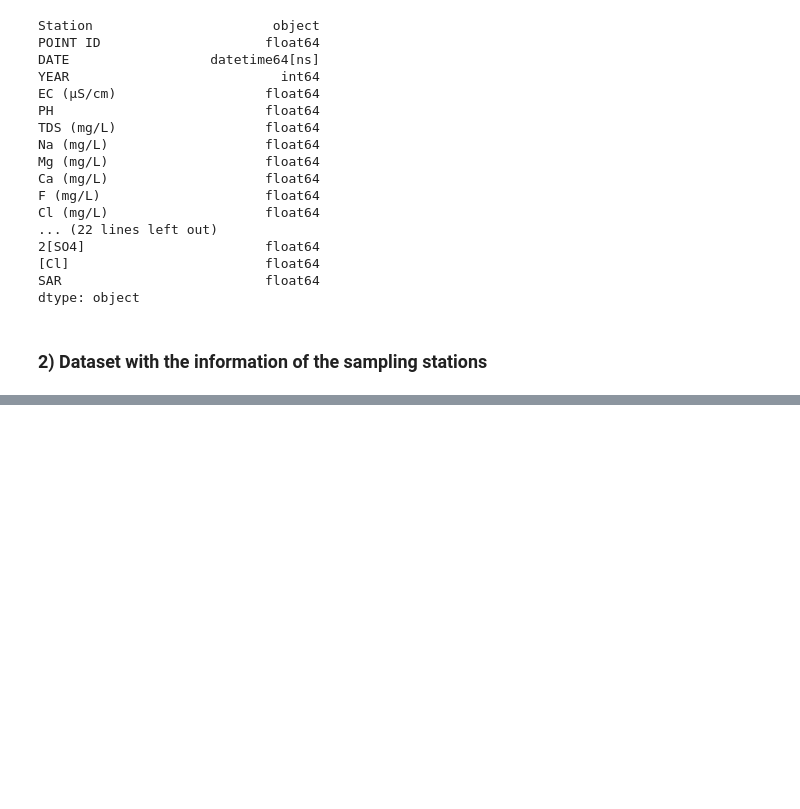
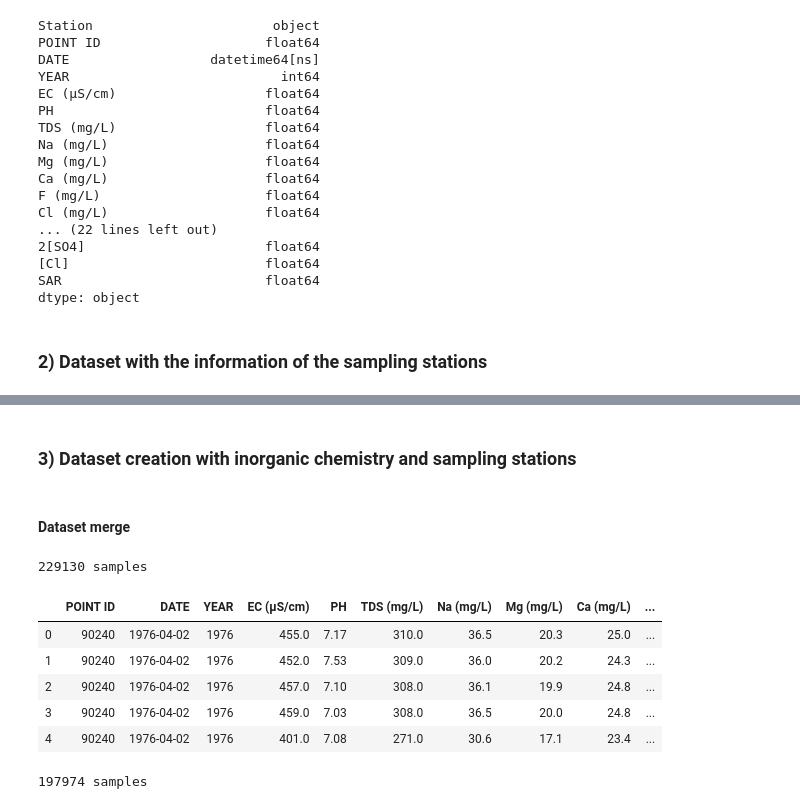
Before and after one commit to elenuskiya/TFM, a Jupyter notebook: Notebooks/00_Cleaning_manipulation_and_unification.ipynb, the cells around one changed output, grey strips where cells are left out. Saved outputs shown, nothing was run; the diff lists cells and outputs as text; code cells hidden in the pictures; blank space fills up the shorter version.

Commit message:
dataset merge of inorganic water chemistry and dataset of sampling stations

```diff
--- a/Notebooks/00_Cleaning_manipulation_and_unification.ipynb
+++ b/Notebooks/00_Cleaning_manipulation_and_unification.ipynb
@@ -532,0 +592,3 @@ chemical_clean=chemical_clean[["Station","POINT ID","DATE","YEAR","EC (μS/cm)",
+# %%
+# Change the type of "POINT ID" to object
+stations["POINT ID"]=stations["POINT ID"].astype("object")
@@ -532,0 +609,49 @@ chemical_clean=chemical_clean[["Station","POINT ID","DATE","YEAR","EC (μS/cm)",
+# %% [markdown]
+### 3) Dataset creation with inorganic chemistry and sampling stations
+# %% [markdown]
+#### Dataset merge
+# %%
+#1) Remove nulls from the "Station" column of the "chemical_clean" dataset:
+chemical_clean_station=chemical_clean.dropna(subset=["Station"])
+#2) Join "stations" with "chemical_clean_station" by the column "Station":
+merge_station=chemical_clean_station.merge(stations, on="Station", how="inner")
+merge_station.rename({"POINT ID_x": "POINT ID"}, axis=1, inplace=True)
+#3) Remove null values from the "POINT ID" column of the "chemical_clean" and "stations" datasets:
+chemical_clean_id=chemical_clean.dropna(subset=["POINT ID"])
+stations_clean=stations.dropna(subset=["POINT ID"])
+#4) Join both files by the "POINT ID" column:
+merge_id=chemical_clean_id.merge(stations_clean, on="POINT ID", how="inner")
+#5) Choose the columns:
+columns=["POINT ID","DATE","YEAR","EC (μS/cm)","PH","TDS (mg/L)","Na (mg/L)","Mg (mg/L)","Ca (mg/L)","F (mg/L)","Cl (mg/L)",
+         "NO2+NO3 (mg/L)","SO4 (mg/L)","PO4 (mg/L)","TAL (CaCO3) (mg/L)","Si (mg/L)","K (mg/L)","NH4 (mg/L)",
+         "[Na] (mmol/L)","[Mg] (mmol/L)","[Ca] (mmol/L)","[F] (mmol/L)","[Cl] (mmol/L)","[NO3] (mmol/L)","[SO4] (mmol/L)",
+         "[PO4] (mmol/L)","[Si] (mmol/L)","[K] (mmol/L)","[NH4] (mmol/L)","[TAL] (mmol/L)","[HCO3] (mmol/L)",
+         "[CO3] (mmol/L)","2[SO4]","[Cl]","SAR", "River/Lake/Dam","Locality Description of Sample Station","Latitude (degrees)",
+         "Longitude (degrees)","Number Samples","Subdrainage Region","Drainage Region"]
+merge_id=merge_id[columns]
+merge_station=merge_station[columns]
+#6) Concatenate both files:
+chemical_stations=pd.concat([merge_id, merge_station],ignore_index=True)
+#7) Remove duplicates
+chemical_stations=chemical_stations.drop_duplicates()
+chemical_stations.reset_index(drop=True, inplace=True)
+print(len(chemical_stations), "samples")
+chemical_stations.head()
+# %% [output]
+229130 samples
+|  | POINT ID | DATE | YEAR | EC (μS/cm) | PH | TDS (mg/L) | Na (mg/L) | Mg (mg/L) | Ca (mg/L) | ... |
+| 0 | 90240 | 1976-04-02 | 1976 | 455.0 | 7.17 | 310.0 | 36.5 | 20.3 | 25.0 | ... |
+| 1 | 90240 | 1976-04-02 | 1976 | 452.0 | 7.53 | 309.0 | 36.0 | 20.2 | 24.3 | ... |
+| 2 | 90240 | 1976-04-02 | 1976 | 457.0 | 7.10 | 308.0 | 36.1 | 19.9 | 24.8 | ... |
+| 3 | 90240 | 1976-04-02 | 1976 | 459.0 | 7.03 | 308.0 | 36.5 | 20.0 | 24.8 | ... |
+| 4 | 90240 | 1976-04-02 | 1976 | 401.0 | 7.08 | 271.0 | 30.6 | 17.1 | 23.4 | ... |
+# %%
+# Some samples are collected the same day and in the same place. Group and average:
+chemical_stations=chemical_stations.groupby(
+    ["POINT ID", "DATE",'River/Lake/Dam','Locality Description of Sample Station', 'Latitude (degrees)',
+       'Longitude (degrees)', 'Number Samples', 'Subdrainage Region',
+       'Drainage Region'  ]).mean()
+chemical_stations=chemical_stations.reset_index()
+print(len(chemical_stations), "samples")
+# %% [output]
+197974 samples
```
Also changed, not shown: parts of 8 cells of this notebook.
